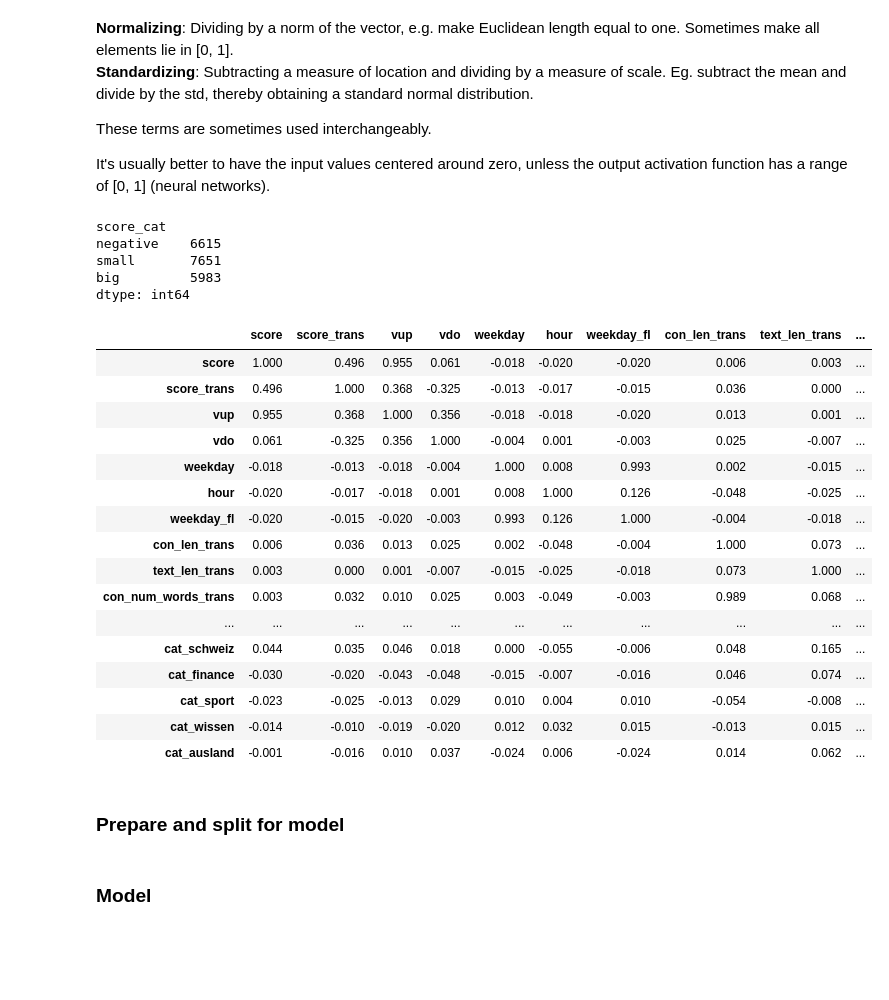
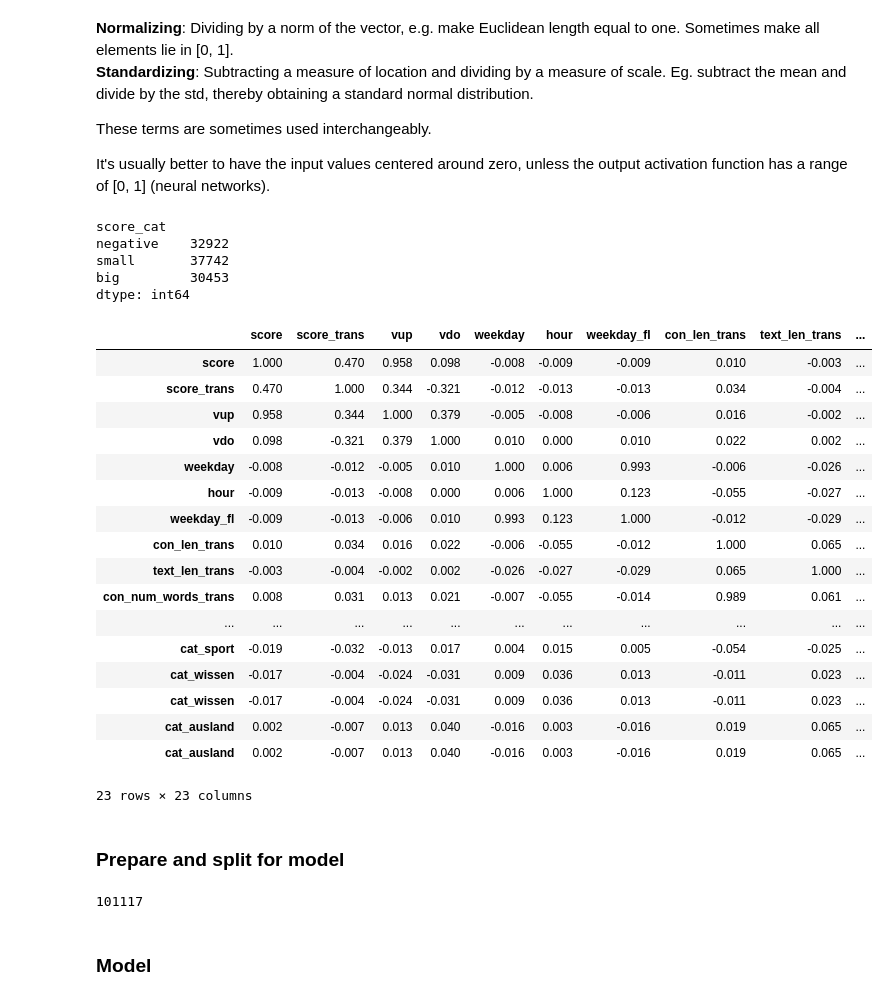
Before and after one commit to fdelia/bots, a Jupyter notebook: 4_prediction_model.ipynb, the cells around one changed output. Saved outputs shown, nothing was run; the diff lists cells and outputs as text; code cells hidden in the pictures; blank space fills up the shorter version.

```diff
--- a/4_prediction_model.ipynb
+++ b/4_prediction_model.ipynb
@@ -21,7 +21,7 @@ warnings.filterwarnings('ignore')
 
 import pandas as pd
 df_art = pd.read_csv('articles_2017_08.csv')
-df_com = pd.read_csv('comments_2017_08.csv').sample(20000) # crop because battery life, skews data
+df_com = pd.read_csv('comments_2017_08.csv').sample(100000) # crop because battery life, skews data
 # Make float better readable
 pd.options.display.float_format = '{:.3f}'.format
 # %% [markdown]
@@ -135,7 +135,7 @@ def show_hist(col):
     plt.gca().get_xaxis().set_visible(False)
     plt.show()
 
-# This categories are random
+# This categories are defined randomly
 bins = [-np.inf, 2, 25, np.inf]
 labels = ['negative', 'small', 'big']
 df_merge_art['score_cat'] = pd.cut(df_merge_art['score'], bins, labels=labels)
@@ -147,52 +147,58 @@ print(df_merge_art.groupby('score_cat').size())
 df = df_merge_art.copy(deep=True)
 def sgn(x):
     if x == 0: return 0
     else: return x/abs(x)
 # Removes left/right skew
 transformation = lambda x: sgn(x)*math.log(abs(x) + 1)
 for col in ['weekday_fl', 'con_len', 'text_len', 'time_since_first',
             'score', 'contr', 'header_len', 'con_num_words', 'text_num_words']:
     #min_val = df_merge_art[col].min()
     df[col + '_trans'] = df_merge_art[col].apply(transformation)
     #show_hist(col + '_trans')
 
+# Memory optimization
+# Technical stuff, contributes nothing to analysis
+conv = df.select_dtypes(include=['int']).apply(pd.to_numeric,downcast='unsigned')
+df[conv.columns] = conv
+
 # I removed very weak correlations to "score" and "contr"
 cols = ['score', 'score_trans', 'vup', 'vdo', 'weekday', 'hour', 'weekday_fl',
        'con_len_trans', 'text_len_trans', 'con_num_words_trans',
         'text_num_words_trans',
        'time_since_first_trans', 'header_len_trans',
         'cat_schweiz', 'cat_finance', 'cat_sport', 'cat_wissen', 'cat_ausland']
 # Get pearson co-efficients
 df[cols].corr()
 
 #for c in cols:
 #    print(c)
 #    print(df[np.isnan(df[col])].head(3))
 
 # TODO transform data for learners (non-linear probably)
 # %% [output]
 score_cat
-negative    6615
-small       7651
-big         5983
+negative    32922
+small       37742
+big         30453
 dtype: int64
 |  | score | score_trans | vup | vdo | weekday | hour | weekday_fl | con_len_trans | text_len_trans | ... |
-| score | 1.000 | 0.496 | 0.955 | 0.061 | -0.018 | -0.020 | -0.020 | 0.006 | 0.003 | ... |
-| score_trans | 0.496 | 1.000 | 0.368 | -0.325 | -0.013 | -0.017 | -0.015 | 0.036 | 0.000 | ... |
-| vup | 0.955 | 0.368 | 1.000 | 0.356 | -0.018 | -0.018 | -0.020 | 0.013 | 0.001 | ... |
-| vdo | 0.061 | -0.325 | 0.356 | 1.000 | -0.004 | 0.001 | -0.003 | 0.025 | -0.007 | ... |
-| weekday | -0.018 | -0.013 | -0.018 | -0.004 | 1.000 | 0.008 | 0.993 | 0.002 | -0.015 | ... |
-| hour | -0.020 | -0.017 | -0.018 | 0.001 | 0.008 | 1.000 | 0.126 | -0.048 | -0.025 | ... |
-| weekday_fl | -0.020 | -0.015 | -0.020 | -0.003 | 0.993 | 0.126 | 1.000 | -0.004 | -0.018 | ... |
-| con_len_trans | 0.006 | 0.036 | 0.013 | 0.025 | 0.002 | -0.048 | -0.004 | 1.000 | 0.073 | ... |
-| text_len_trans | 0.003 | 0.000 | 0.001 | -0.007 | -0.015 | -0.025 | -0.018 | 0.073 | 1.000 | ... |
-| con_num_words_trans | 0.003 | 0.032 | 0.010 | 0.025 | 0.003 | -0.049 | -0.003 | 0.989 | 0.068 | ... |
+| score | 1.000 | 0.470 | 0.958 | 0.098 | -0.008 | -0.009 | -0.009 | 0.010 | -0.003 | ... |
+| score_trans | 0.470 | 1.000 | 0.344 | -0.321 | -0.012 | -0.013 | -0.013 | 0.034 | -0.004 | ... |
+| vup | 0.958 | 0.344 | 1.000 | 0.379 | -0.005 | -0.008 | -0.006 | 0.016 | -0.002 | ... |
+| vdo | 0.098 | -0.321 | 0.379 | 1.000 | 0.010 | 0.000 | 0.010 | 0.022 | 0.002 | ... |
+| weekday | -0.008 | -0.012 | -0.005 | 0.010 | 1.000 | 0.006 | 0.993 | -0.006 | -0.026 | ... |
+| hour | -0.009 | -0.013 | -0.008 | 0.000 | 0.006 | 1.000 | 0.123 | -0.055 | -0.027 | ... |
+| weekday_fl | -0.009 | -0.013 | -0.006 | 0.010 | 0.993 | 0.123 | 1.000 | -0.012 | -0.029 | ... |
+| con_len_trans | 0.010 | 0.034 | 0.016 | 0.022 | -0.006 | -0.055 | -0.012 | 1.000 | 0.065 | ... |
+| text_len_trans | -0.003 | -0.004 | -0.002 | 0.002 | -0.026 | -0.027 | -0.029 | 0.065 | 1.000 | ... |
+| con_num_words_trans | 0.008 | 0.031 | 0.013 | 0.021 | -0.007 | -0.055 | -0.014 | 0.989 | 0.061 | ... |
 | ... | ... | ... | ... | ... | ... | ... | ... | ... | ... | ... |
-| cat_schweiz | 0.044 | 0.035 | 0.046 | 0.018 | 0.000 | -0.055 | -0.006 | 0.048 | 0.165 | ... |
-| cat_finance | -0.030 | -0.020 | -0.043 | -0.048 | -0.015 | -0.007 | -0.016 | 0.046 | 0.074 | ... |
-| cat_sport | -0.023 | -0.025 | -0.013 | 0.029 | 0.010 | 0.004 | 0.010 | -0.054 | -0.008 | ... |
-| cat_wissen | -0.014 | -0.010 | -0.019 | -0.020 | 0.012 | 0.032 | 0.015 | -0.013 | 0.015 | ... |
-| cat_ausland | -0.001 | -0.016 | 0.010 | 0.037 | -0.024 | 0.006 | -0.024 | 0.014 | 0.062 | ... |
+| cat_sport | -0.019 | -0.032 | -0.013 | 0.017 | 0.004 | 0.015 | 0.005 | -0.054 | -0.025 | ... |
+| cat_wissen | -0.017 | -0.004 | -0.024 | -0.031 | 0.009 | 0.036 | 0.013 | -0.011 | 0.023 | ... |
+| cat_wissen | -0.017 | -0.004 | -0.024 | -0.031 | 0.009 | 0.036 | 0.013 | -0.011 | 0.023 | ... |
+| cat_ausland | 0.002 | -0.007 | 0.013 | 0.040 | -0.016 | 0.003 | -0.016 | 0.019 | 0.065 | ... |
+| cat_ausland | 0.002 | -0.007 | 0.013 | 0.040 | -0.016 | 0.003 | -0.016 | 0.019 | 0.065 | ... |
+23 rows × 23 columns
 # %% [markdown]
 ### Prepare and split for model
 # %%
@@ -215,6 +221,9 @@ y = df['score']
 
 from sklearn.model_selection import train_test_split
 X_train, X_test, y_train, y_test = train_test_split(X, y, test_size=0.2, random_state=0)
+print(len(X))
+# %% [output]
+101117
 # %% [markdown]
 ### Model
 # %%
```
Also changed, not shown: parts of 4 cells of this notebook.
